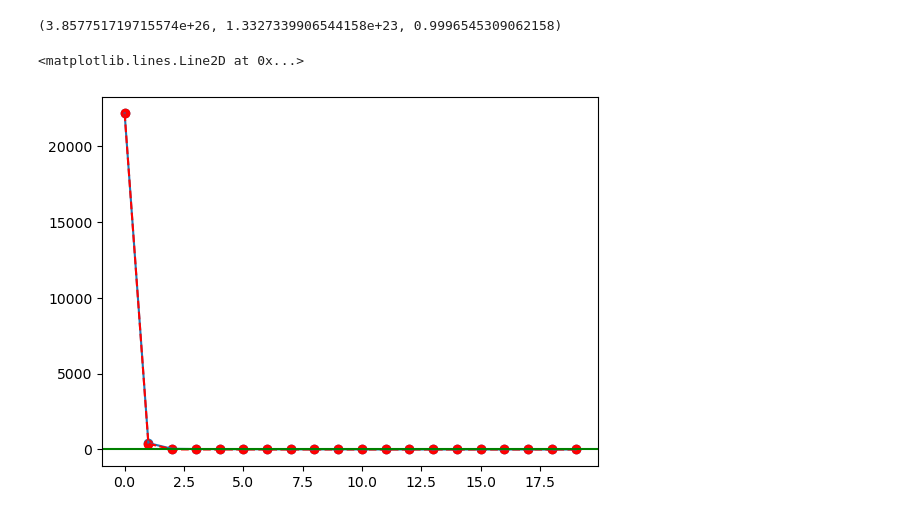
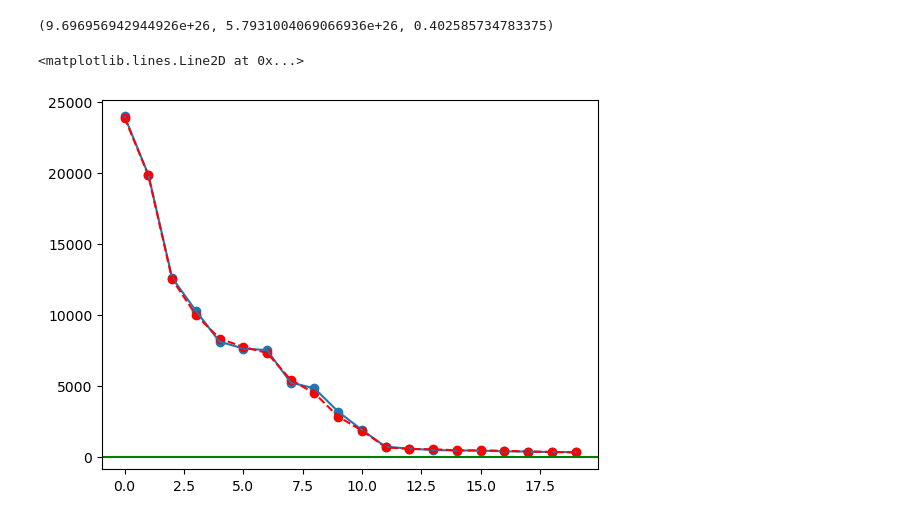
Before and after one commit to Shreyas911/pySICOPOLIS, a Jupyter notebook: examples/jupyter_notebooks/optim.ipynb, the cells around one changed output. Cells and saved outputs as stored; diff of their text form; code cells hidden in the pictures.

```diff
--- a/examples/jupyter_notebooks/optim.ipynb
+++ b/examples/jupyter_notebooks/optim.ipynb
@@ -172,6 +172,7 @@ dict_masks_observables = {"H": mask_H*H_uncert_data**(-2)}
 # dict_masks_observables = {"H": mask_H*H_uncert_data**(-2), "age_c": mask_age_c*age_c_uncert_data**(-2)}
 
 prior_alpha = 1.0
+prior_delta_z_scaler = 1.e6
 
 dict_prior_sigmas = {"xx_c_slide_init": None,
                           "xx_q_geo": None,
@@ -208,8 +209,8 @@ dict_prior_gammas = {"xx_c_slide_init": 0.0,
                           "xx_zl": 0.0,
                           "xx_zl0": 1000.0,
                           "xx_zb": 1000.0,
-                          "xx_temp_c": None,
-                          "xx_age_c": None}
+                          "xx_temp_c": 1000.0,
+                          "xx_age_c": 1000.0}
 
 dict_prior_deltas = {"xx_c_slide_init": 0.0,
                           "xx_q_geo": 10.0,
@@ -227,8 +228,8 @@ dict_prior_deltas = {"xx_c_slide_init": 0.0,
                           "xx_zl": 0.0,
                           "xx_zl0": 10.0,
                           "xx_zb": 10.0,
-                          "xx_temp_c": None,
-                          "xx_age_c": None}
+                          "xx_temp_c": 10.0,
+                          "xx_age_c": 10.0}
 
 list_fields_to_ignore = ["xx_c_slide_init", "xx_zs", "xx_zl"]
 # all_fields = ["xx_c_slide_init", "xx_q_geo", "xx_H", "xx_gamma_s",
@@ -500,36 +524,36 @@ DA = optim_new.DataAssimilation(sicopolis_dir, simulation,
                                 dict_ad_log_file_suffixes, dict_ad_nc_suffixes,
                                 dict_og_params_fields_vals, dict_params_fields_num_dims,
                                 dict_params_coords, dict_params_attrs_type, dict_params_fields_or_scalars, dict_masks_observables,
-                                prior_alpha, dict_prior_sigmas, dict_prior_gammas, dict_prior_deltas,
+                                prior_alpha, prior_delta_z_scaler, dict_prior_sigmas, dict_prior_gammas, dict_prior_deltas,
                                 list_fields_to_ignore, False, None, "/scratch2/shreyas/temp_dirAll")
 
 sigma_B_squared, sigma_P_squared, delta_sigma_qoi_squared = DA.forward_uq_propagation(15, 5)
 
 sigma_B_squared, sigma_P_squared, delta_sigma_qoi_squared
 # %% [output]
-(3.857751719715574e+26, 1.3327339906544158e+23, 0.9996545309062158)
+(9.696956942944926e+26, 5.7931004069066936e+26, 0.402585734783375)
 # %%
 DA = optim_new.DataAssimilation(sicopolis_dir, simulation,
                                 dict_sico_out_folder_prefixes, dict_ad_exec_cmds_suffixes,
                                 dict_ad_log_file_suffixes, dict_ad_nc_suffixes,
                                 dict_og_params_fields_vals, dict_params_fields_num_dims,
                                 dict_params_coords, dict_params_attrs_type, dict_params_fields_or_scalars, dict_masks_observables,
-                                prior_alpha, dict_prior_sigmas, dict_prior_gammas, dict_prior_deltas,
+                                prior_alpha, prior_delta_z_scaler, dict_prior_sigmas, dict_prior_gammas, dict_prior_deltas,
                                 list_fields_to_ignore, False, None, "/scratch2/shreyas/temp_dirAll")
 
 U_misfit, Lambda_misfit = DA.revd(15, 5, mode = "misfit_prior_precond")
 U_full, Lambda_full = DA.revd(15, 5, mode = "full_prior_precond")
 
 plt.scatter(np.arange(Lambda_misfit.shape[0]), np.sort(Lambda_misfit)[::-1])
 plt.plot(np.sort(Lambda_misfit)[::-1])
 
 plt.scatter(np.arange(Lambda_full.shape[0]), np.sort(Lambda_full)[::-1], color = "red")
 plt.plot(np.sort(Lambda_full)[::-1], "r--")
 
 plt.axhline(1, color = "green")
 # %% [output]
 <matplotlib.lines.Line2D at 0x...>
-[figure, old version]
+[figure, new version]
 # %%
 DA = optim_new.DataAssimilation(sicopolis_dir, simulation,
                                 dict_sico_out_folder_prefixes, dict_ad_exec_cmds_suffixes,
```
Also changed, not shown: parts of 10 cells of this notebook, 1 other file.
